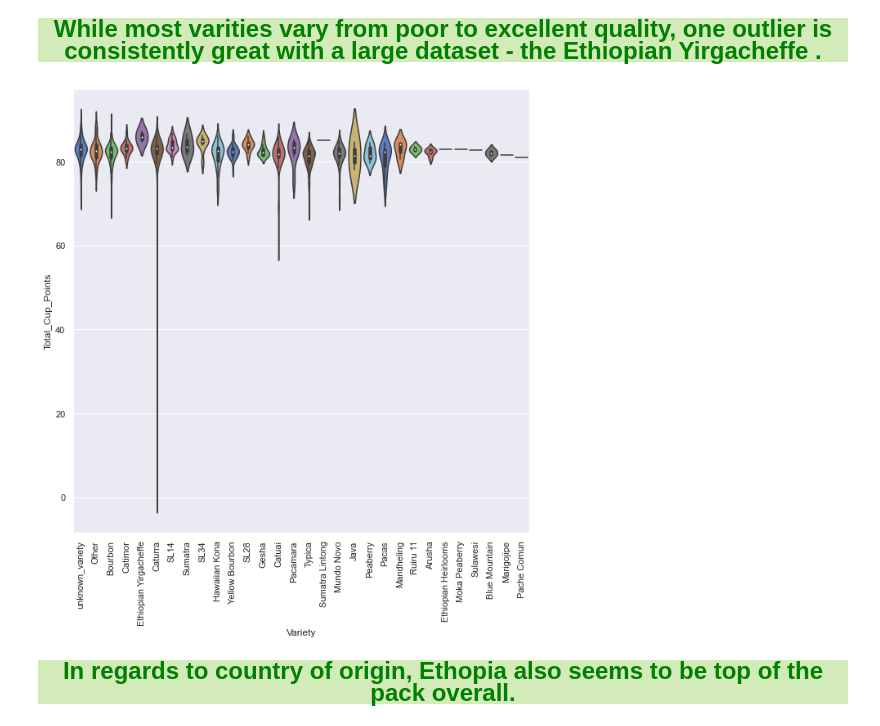
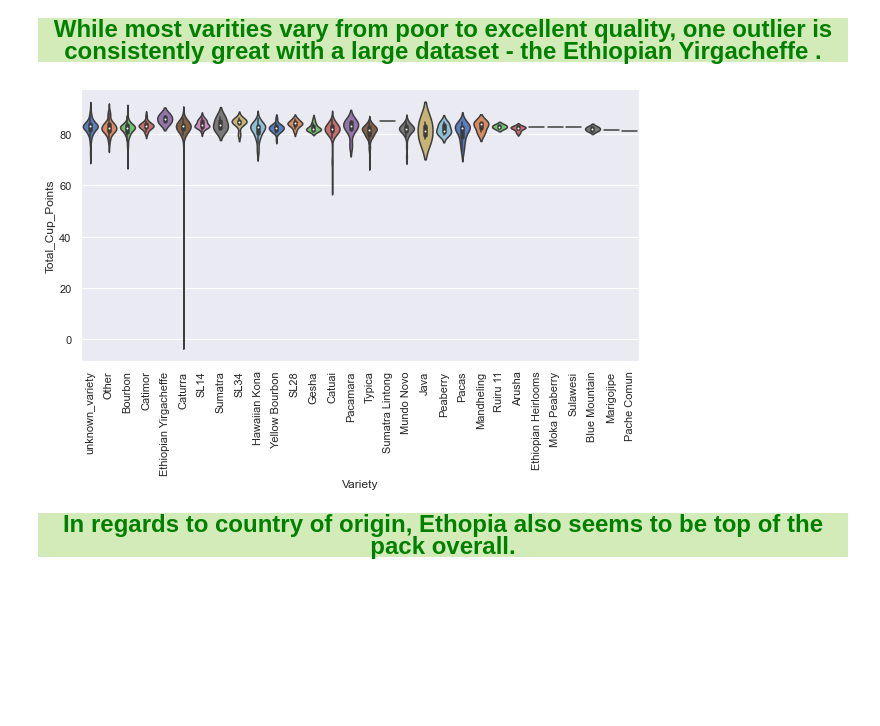
Before and after one commit to RaMcDaniel/CoffeePredictor, a Jupyter notebook: Coffee_Selector.ipynb, the cells around one changed output. Cells and saved outputs as stored; diff of their text form; code cells hidden in the pictures; blank space fills up the shorter version.

```diff
--- a/Coffee_Selector.ipynb
+++ b/Coffee_Selector.ipynb
@@ -114,12 +113,12 @@ plt.xticks(rotation=90);
 # %% [markdown]
 <p style="text-align: center; font-weight: bold; font-size:x-large; color:green; background-color:#D3EAB9;">While most varities vary from poor to excellent quality, one outlier is consistently great with a large dataset - the Ethiopian Yirgacheffe .</p>
 # %%
-plt.figure(figsize=[10, 10])
+plt.figure(figsize=[10, 5])
 plt.subplot(111)
 sns.violinplot(data=df, x='Variety', y='Total_Cup_Points', palette='muted', scale = 'width')
 plt.xticks(rotation=90);
 # %% [output]
-[figure, old version]
+[figure, new version]
 # %% [markdown]
 <p style="text-align: center; font-weight: bold; font-size:x-large; color:green; background-color:#D3EAB9;">In regards to country of origin, Ethopia also seems to be top of the pack overall.</p>
 # %%
```
Also changed, not shown: parts of 4 cells of this notebook, 1 other file.
